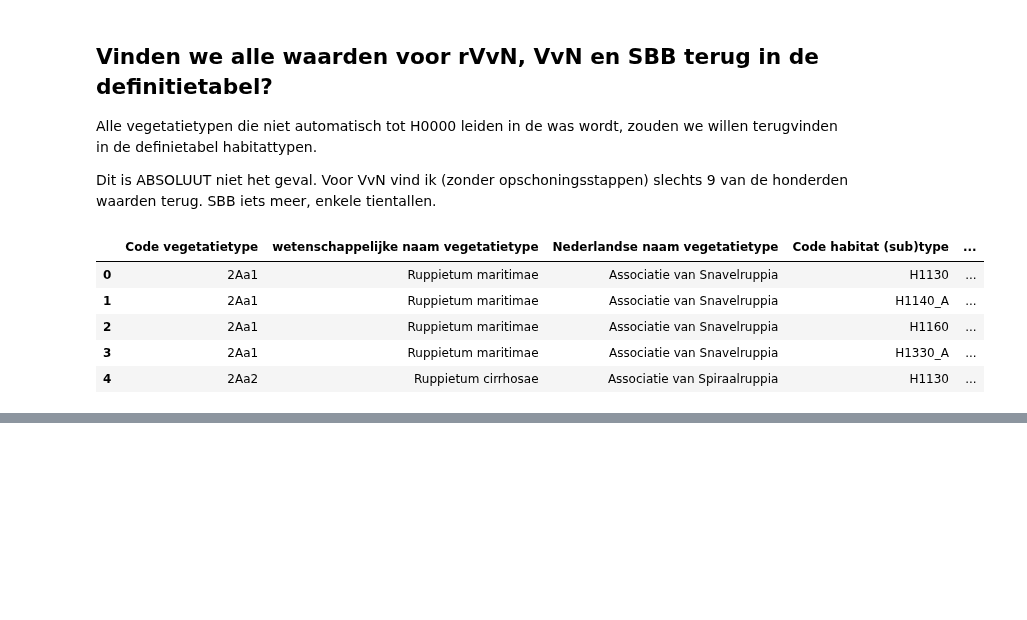
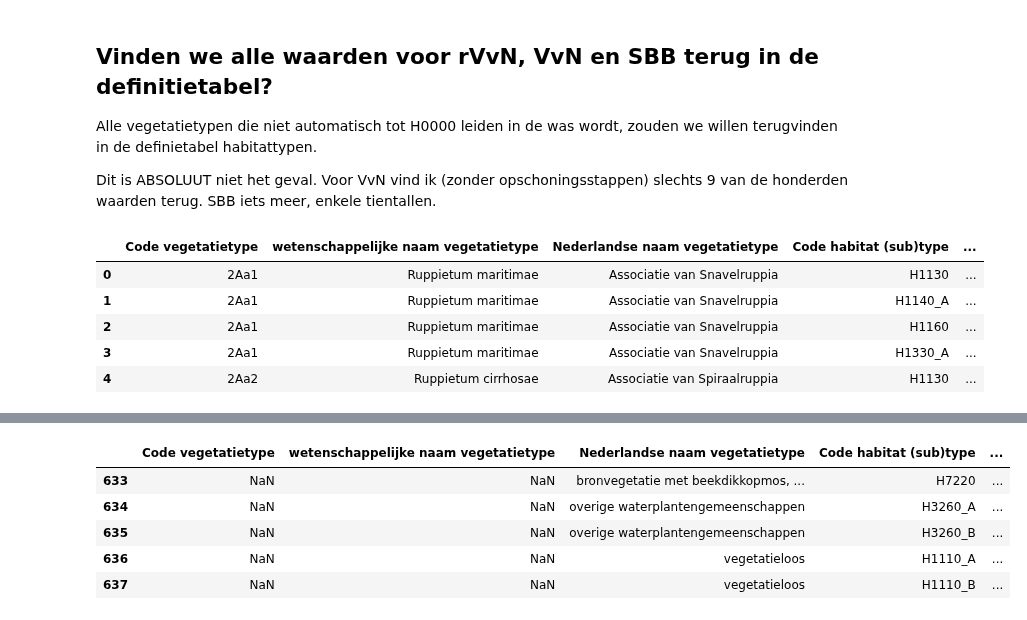
Before and after one commit to Spheer-ai/veg2hab, a Jupyter notebook: notebooks/EDA_waswordt.ipynb, the cells around one changed output, grey strips where cells are left out. Cells and saved outputs as stored; diff of their text form; code cells hidden in the pictures; blank space fills up the shorter version.

```diff
--- a/notebooks/EDA_waswordt.ipynb
+++ b/notebooks/EDA_waswordt.ipynb
@@ -144,0 +156,9 @@ dt.head()
+# %%
+dt[dt['Code vegetatietype'].isna()].head()
+# %% [output]
+|  | Code vegetatietype | wetenschappelijke naam vegetatietype | Nederlandse naam vegetatietype | Code habitat (sub)type | ... |
+| 633 | NaN | NaN | bronvegetatie met beekdikkopmos, ... | H7220 | ... |
+| 634 | NaN | NaN | overige waterplantengemeenschappen | H3260_A | ... |
+| 635 | NaN | NaN | overige waterplantengemeenschappen | H3260_B | ... |
+| 636 | NaN | NaN | vegetatieloos | H1110_A | ... |
+| 637 | NaN | NaN | vegetatieloos | H1110_B | ... |
```
Also changed, not shown: parts of 33 cells of this notebook.
